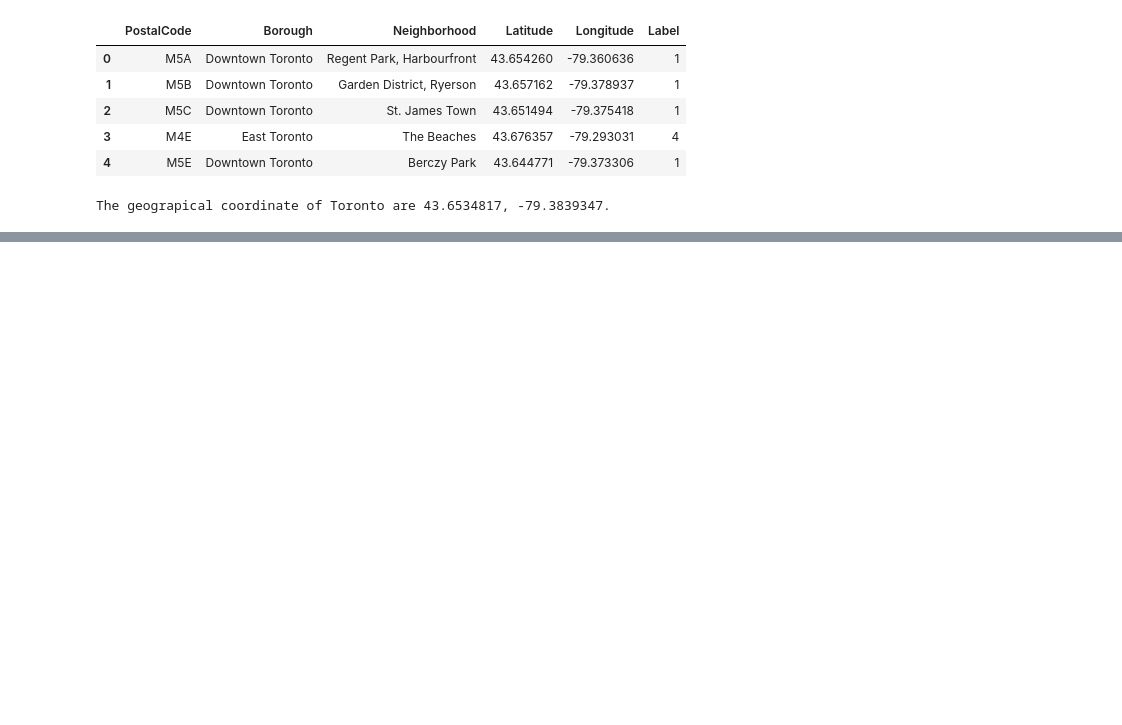
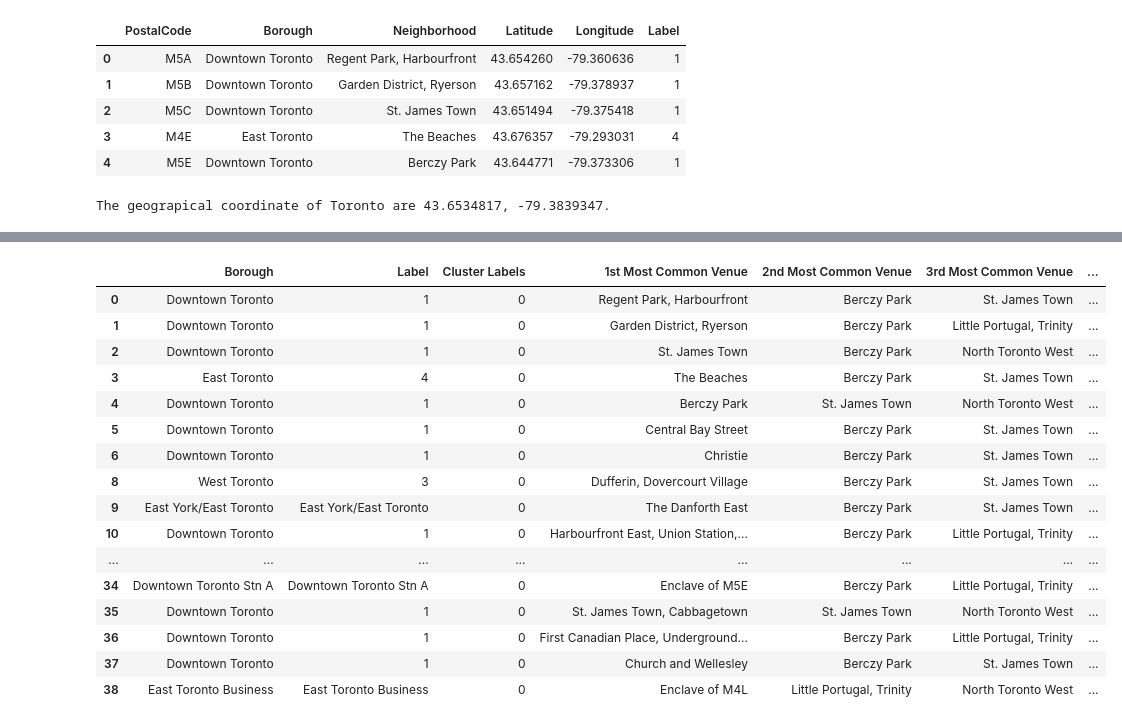
Before and after one commit to meng4it/Coursera_Capstone, a Jupyter notebook: Coursera_Capstone_Week_3.ipynb, the cells around one changed output, grey strips where cells are left out. Drawn from its saved outputs; the diff is of its cells as text; code cells hidden in the pictures; blank space fills up the shorter version.

```diff
--- a/Coursera_Capstone_Week_3.ipynb
+++ b/Coursera_Capstone_Week_3.ipynb
@@ -258,0 +340,4 @@ map_toronto
+# %%
+nearby_venues = pd.json_normalize(venues)
+# %%
+nearby_venues['venue.categories'] = nearby_venues.apply(get_category_type, axis = 1)
@@ -258,0 +353,3 @@ map_toronto
+# %%
+filtered_columns = ['name', 'categories','lat','lng']
+nearby_venues.columns = [col.split('.')[-1] for col in nearby_venues.columns]
@@ -258,0 +541,30 @@ map_toronto
+# %%
+
+def return_most_common_venues(row, num_top_venues):
+    row_categories = row.iloc[1:]
+    row_categories_sorted = row_categories.sort_values(ascending=False)
+
+    return row_categories_sorted.index.values[0:num_top_venues]
+
+#Now let's create the new dataframe and display the top 10 venues for each neighborhood.
+
+num_top_venues = 10
+
+indicators = ['st', 'nd', 'rd']
+
+# create columns according to number of top venues
+columns = ['Neighborhood']
+for ind in np.arange(num_top_venues):
+    try:
+        columns.append('{}{} Most Common Venue'.format(ind+1, indicators[ind]))
+    except:
+        columns.append('{}th Most Common Venue'.format(ind+1))
+
+# create a new dataframe
+neighborhoods_venues_sorted = pd.DataFrame(columns=columns)
+neighborhoods_venues_sorted['Neighborhood'] = toronto_grouped['Neighborhood']
+
+for ind in np.arange(toronto_grouped.shape[0]):
+    neighborhoods_venues_sorted.iloc[ind, 1:] = return_most_common_venues(toronto_grouped.iloc[ind, :], num_top_venues)
+
+neighborhoods_venues_sorted.head()
@@ -258,0 +629,20 @@ map_toronto
+# %%
+toronto_merged.loc[toronto_merged['Cluster Labels'] == 0, toronto_merged.columns[[1] + list(range(5, toronto_merged.shape[1]))]]
+# %% [output]
+|  | Borough | Label | Cluster Labels | 1st Most Common Venue | 2nd Most Common Venue | 3rd Most Common Venue | ... |
+| 0 | Downtown Toronto | 1 | 0 | Regent Park, Harbourfront | Berczy Park | St. James Town | ... |
+| 1 | Downtown Toronto | 1 | 0 | Garden District, Ryerson | Berczy Park | Little Portugal, Trinity | ... |
+| 2 | Downtown Toronto | 1 | 0 | St. James Town | Berczy Park | North Toronto West | ... |
+| 3 | East Toronto | 4 | 0 | The Beaches | Berczy Park | St. James Town | ... |
+| 4 | Downtown Toronto | 1 | 0 | Berczy Park | St. James Town | North Toronto West | ... |
+| 5 | Downtown Toronto | 1 | 0 | Central Bay Street | Berczy Park | St. James Town | ... |
+| 6 | Downtown Toronto | 1 | 0 | Christie | Berczy Park | St. James Town | ... |
+| 8 | West Toronto | 3 | 0 | Dufferin, Dovercourt Village | Berczy Park | St. James Town | ... |
+| 9 | East York/East Toronto | East York/East Toronto | 0 | The Danforth East | Berczy Park | St. James Town | ... |
+| 10 | Downtown Toronto | 1 | 0 | Harbourfront East, Union Station,... | Berczy Park | Little Portugal, Trinity | ... |
+| ... | ... | ... | ... | ... | ... | ... | ... |
+| 34 | Downtown Toronto Stn A | Downtown Toronto Stn A | 0 | Enclave of M5E | Berczy Park | Little Portugal, Trinity | ... |
+| 35 | Downtown Toronto | 1 | 0 | St. James Town, Cabbagetown | St. James Town | North Toronto West | ... |
+| 36 | Downtown Toronto | 1 | 0 | First Canadian Place, Underground... | Berczy Park | Little Portugal, Trinity | ... |
+| 37 | Downtown Toronto | 1 | 0 | Church and Wellesley | Berczy Park | St. James Town | ... |
+| 38 | East Toronto Business | East Toronto Business | 0 | Enclave of M4L | Little Portugal, Trinity | North Toronto West | ... |
```
Also changed, not shown: parts of 23 cells of this notebook.
